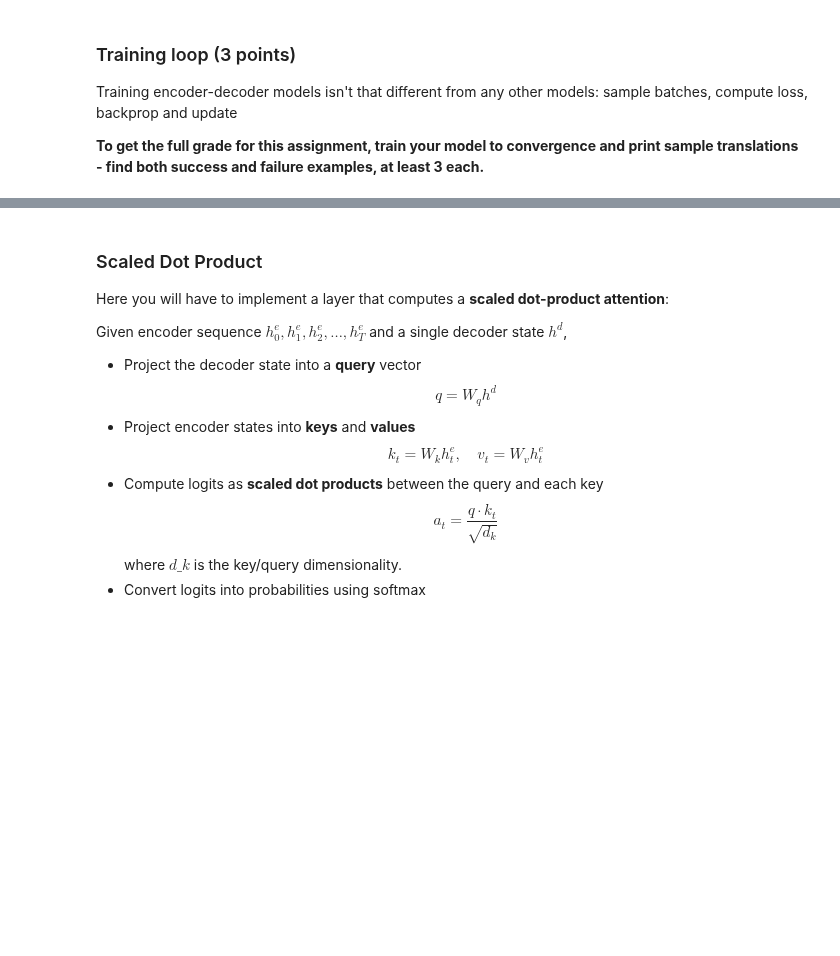
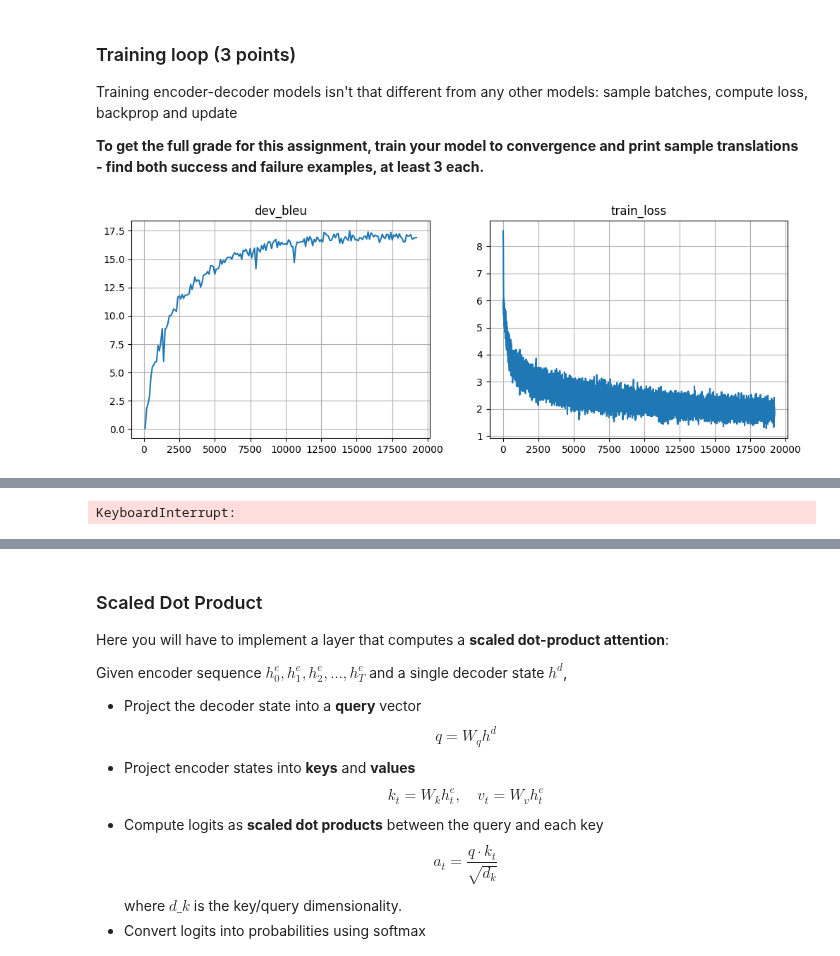
Before and after one commit to buxazich/Deep_Learning_HSE, a Jupyter notebook: week07_lm/homework.ipynb, the cells around one changed output, grey strips where cells are left out. Saved outputs shown, nothing was run; the diff lists cells and outputs as text; code cells hidden in the pictures; blank space fills up the shorter version.

```diff
--- a/week07_lm/homework.ipynb
+++ b/week07_lm/homework.ipynb
@@ -161,7 +205,11 @@ class BasicModel(nn.Module):
         """
         prev_gru0_state = prev_state[0]
 
-        <YOUR CODE HERE>
+        # computed the next decoder state and token logits
+        prev_emb = self.emb_out(prev_tokens)
+        next_gru0_state = self.dec0(prev_emb, prev_gru0_state)
+        new_dec_state = [next_gru0_state]
+        output_logits = self.logits(next_gru0_state)
 
         return new_dec_state, output_logits
 
@@ -250,10 +308,10 @@ def compute_loss(model, inp, out, **flags):
     targets_1hot = F.one_hot(out, len(model.out_voc)).to(torch.float32)
 
     # outputs of the model, [batch_size, out_len, num_tokens]
-    logits_seq = <YOUR CODE HERE>
+    logits_seq = model(inp, out)
 
     # log-probabilities of all tokens at all steps, [batch_size, out_len, num_tokens]
-    logprobs_seq = <YOUR CODE HERE>
+    logprobs_seq = F.log_softmax(logits_seq, dim=-1)
 
     # log-probabilities of correct outputs, [batch_size, out_len]
     logp_out = (logprobs_seq * targets_1hot).sum(dim=-1)
@@ -261,7 +319,7 @@ def compute_loss(model, inp, out, **flags):
     # Note: you can compute loss more efficiently using using F.cross_entropy
 
     # average cross-entropy over tokens where mask == True
-    return <YOUR CODE HERE> # average loss, scalar
+    return -(logp_out * mask).sum() / mask.sum() # average loss, scalar
 # %%
 dummy_loss = compute_loss(model, dummy_inp_tokens, dummy_out_tokens)
 print("Loss:", dummy_loss)
@@ -312,25 +372,31 @@ batch_size = 32
 # %%
 for _ in trange(25000):
     step = len(metrics['train_loss']) + 1
     batch_ix = np.random.randint(len(train_inp), size=batch_size)
     batch_inp = inp_voc.to_matrix(train_inp[batch_ix]).to(device)
     batch_out = out_voc.to_matrix(train_out[batch_ix]).to(device)
 
-    <YOUR CODE: training step using batch_inp and batch_out>
+    # updated the weights using the batch loss
+    opt.zero_grad()
+    loss_t = compute_loss(model, batch_inp, batch_out)
+    loss_t.backward()
+    opt.step()
 
     metrics['train_loss'].append((step, loss_t.item()))
 
     if step % 100 == 0:
         metrics['dev_bleu'].append((step, compute_bleu(model, dev_inp, dev_out)))
 
         clear_output(True)
         plt.figure(figsize=(12,4))
         for i, (name, history) in enumerate(sorted(metrics.items())):
             plt.subplot(1, len(metrics), i + 1)
             plt.title(name)
             plt.plot(*zip(*history))
             plt.grid()
         plt.show()
         print("Mean loss=%.3f" % np.mean(metrics['train_loss'][-10:], axis=0)[1], flush=True)
 
 # Note: it's okay if bleu oscillates up and down as long as it gets better on average over long term (e.g. 5k batches)
+# %% [output]
+[figure, added]
@@ -337,3 +404,4 @@ for _ in trange(25000):
+KeyboardInterrupt:
 # %%
 assert np.mean(metrics['dev_bleu'][-10:], axis=0)[1] > 15, "We kind of need a higher bleu BLEU from you. Kind of right now."
 # %%
```
Also changed, not shown: parts of 25 cells of this notebook, 6 other files.
